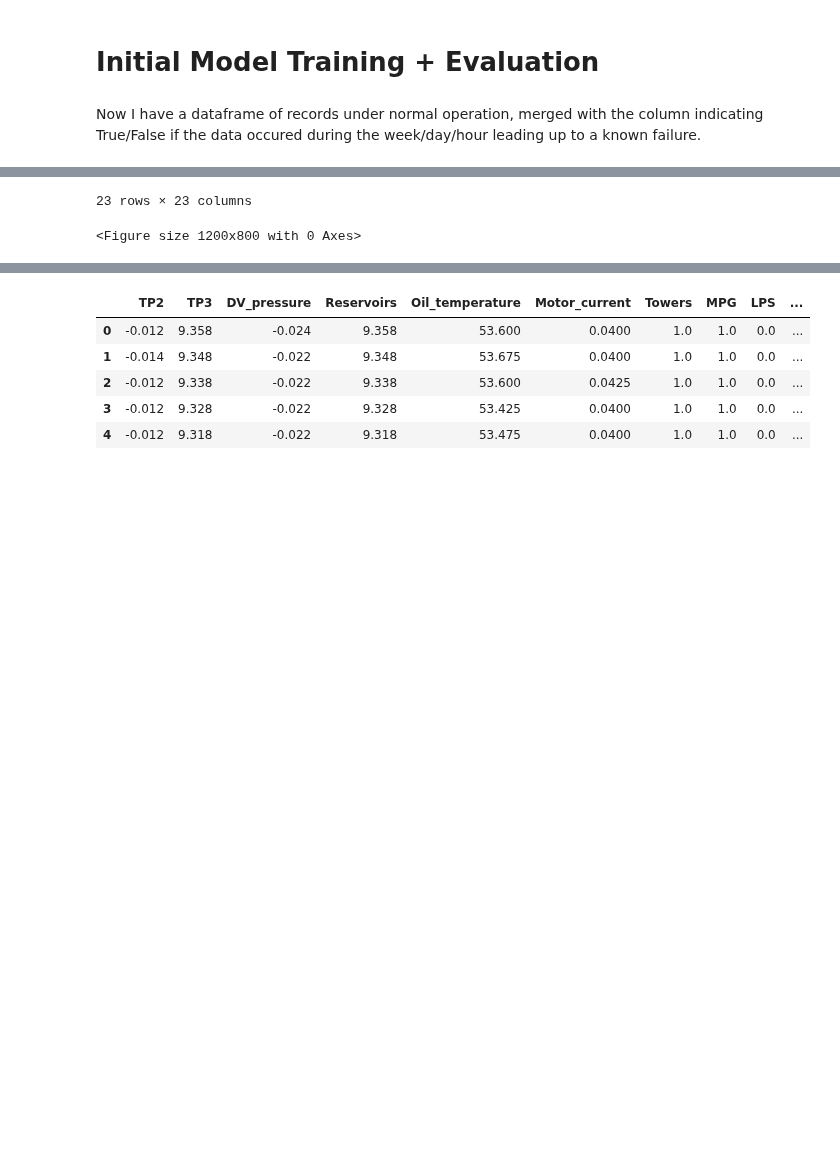
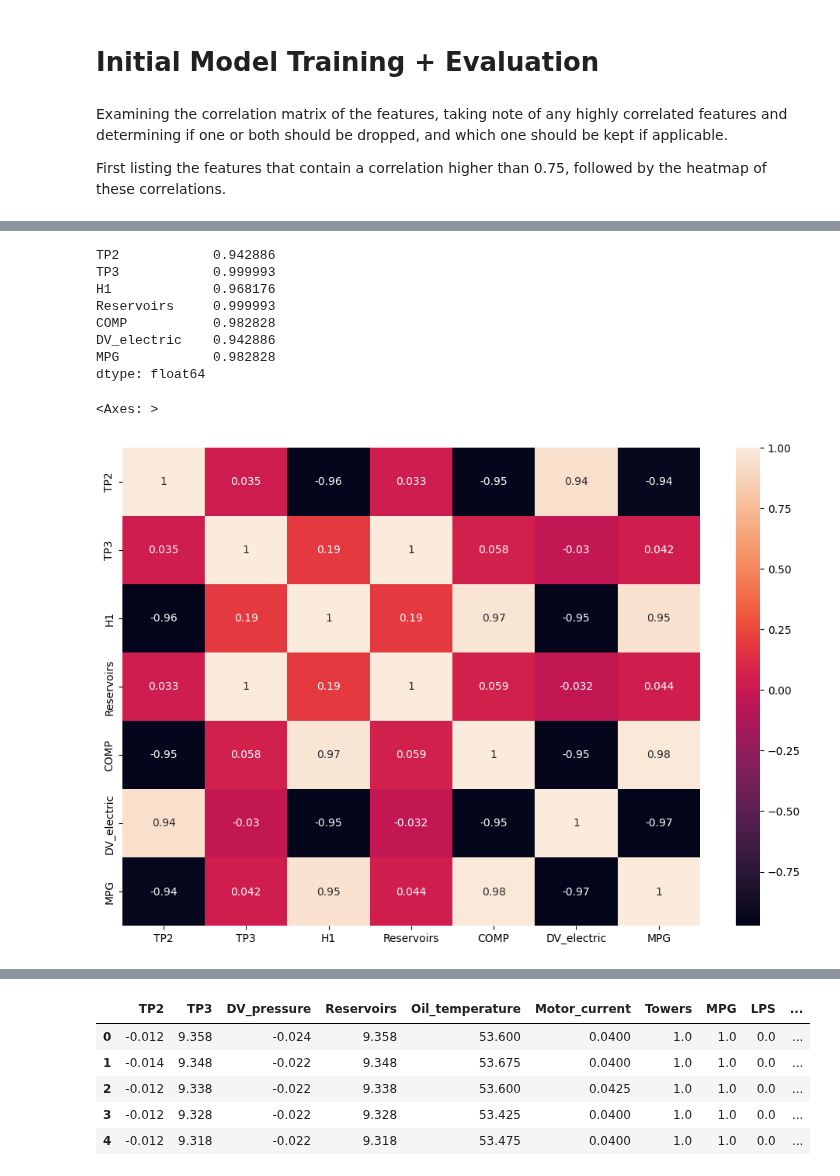
Before and after one commit to Dave-Codes/Predictive-Maintenance, a Jupyter notebook: predictive-maintenance-metropt-3.ipynb, the cells around one changed output, grey strips where cells are left out. Drawn from its saved outputs; the diff is of its cells as text; code cells hidden in the pictures; blank space fills up the shorter version.

```diff
--- a/predictive-maintenance-metropt-3.ipynb
+++ b/predictive-maintenance-metropt-3.ipynb
@@ -623,14 +591,22 @@ Reservoir minus Pneumatic Panel Pressure Average: Pre Fail Day vs Normal: 0.0001
 Reservoir minus Pneumatic Panel Pressure Average: Pre Fail Hour vs Normal: -0.0007502015980631967
 # %% [markdown]
 # Initial Model Training + Evaluation
-# %% [markdown]
-Now I have a dataframe of records under normal operation, merged with the column indicating True/False if the data occured during the week/day/hour leading up to a known failure.
+# %% [markdown]
+Examining the correlation matrix of the features, taking note of any highly correlated features and determining if one or both should be dropped, and which one should be kept if applicable.
+
+First listing the features that contain a correlation higher than 0.75, followed by the heatmap of these correlations.
 # %%
 plt.figure(figsize=(12,8))
 
 # This calculates the correlation between each feature and all of the others
 corr = model_df.corr()
 
+# Selecting only correlations greater than 0.75 and not 1, which indicates a features correlation with itself
+temp = corr[(corr>0.75)&(corr!=1)].abs().max()
+print(temp[~temp.isna()])
+
+corr_small = model_df[['TP2','TP3','H1','Reservoirs','COMP','DV_electric','MPG']].corr()
+
 # Creating and plotting the heatmap with seaborn
-corr
+sns.heatmap(corr_small, annot=True)
 # %% [output]
@@ -654,2 +613,10 @@ corr
-23 rows × 23 columns
+TP2            0.942886
+TP3            0.999993
+H1             0.968176
+Reservoirs     0.999993
+COMP           0.982828
+DV_electric    0.942886
+MPG            0.982828
+dtype: float64
-<Figure size 1200x800 with 0 Axes>
+<Axes: >
+[figure, added]
```
Also changed, not shown: parts of 55 cells of this notebook.
